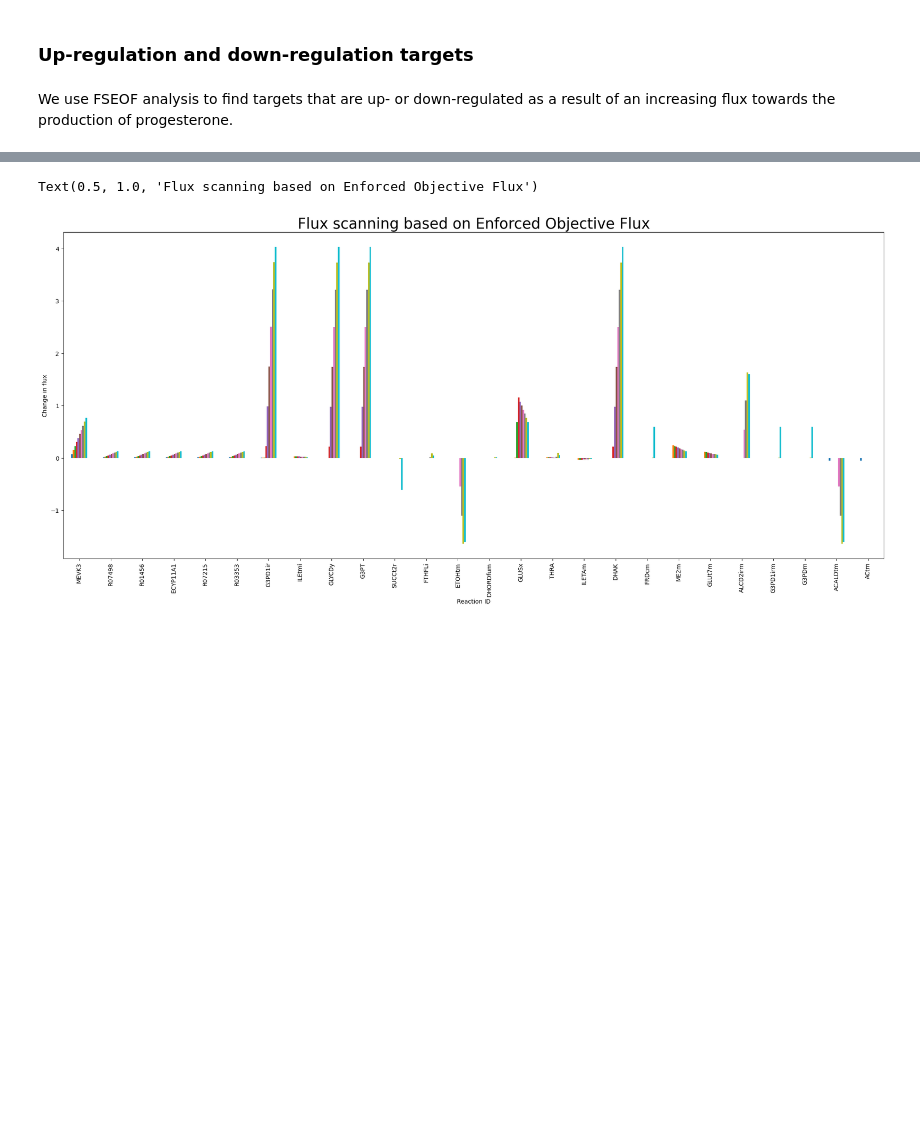
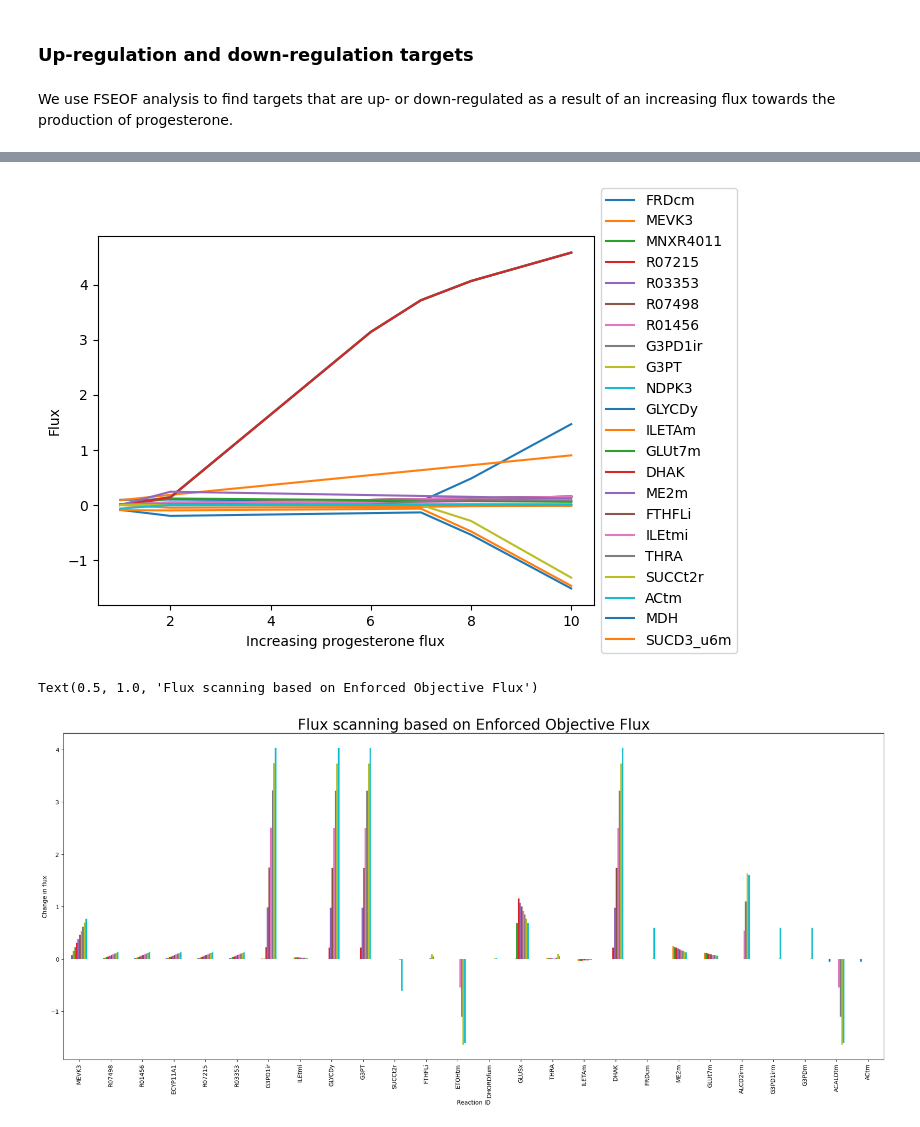
Before and after one commit to 27410/27410-group-assigment-group_3, a Jupyter notebook: 05_knockout_analysis.ipynb, the cells around one changed output, grey strips where cells are left out. Saved outputs shown, nothing was run; the diff lists cells and outputs as text; code cells hidden in the pictures; blank space fills up the shorter version.

```diff
--- a/05_knockout_analysis.ipynb
+++ b/05_knockout_analysis.ipynb
@@ -396,3 +417,14 @@ target_reactions_df
+# %%
+# plot of reactions with highest relative flux change
+target_reactions_df_plot = target_reactions_df.iloc[:,:10]
+target_reactions_df_plot = target_reactions_df_plot.sort_values([1], ascending = False)
+target_reactions_df_plot.T.plot()
+plt.legend(loc='center left', bbox_to_anchor=(1, 0.5))
+plt.xlabel("Increasing progesterone flux");
+plt.ylabel(r"Flux");
+plt.show()
+# %% [output]
+[figure, added]
 # %%
 # plot of reactions with highest relative flux change
 target_reactions_df_plot = target_reactions_df.iloc[:,:10]
```
Also changed, not shown: parts of 5 cells of this notebook.
